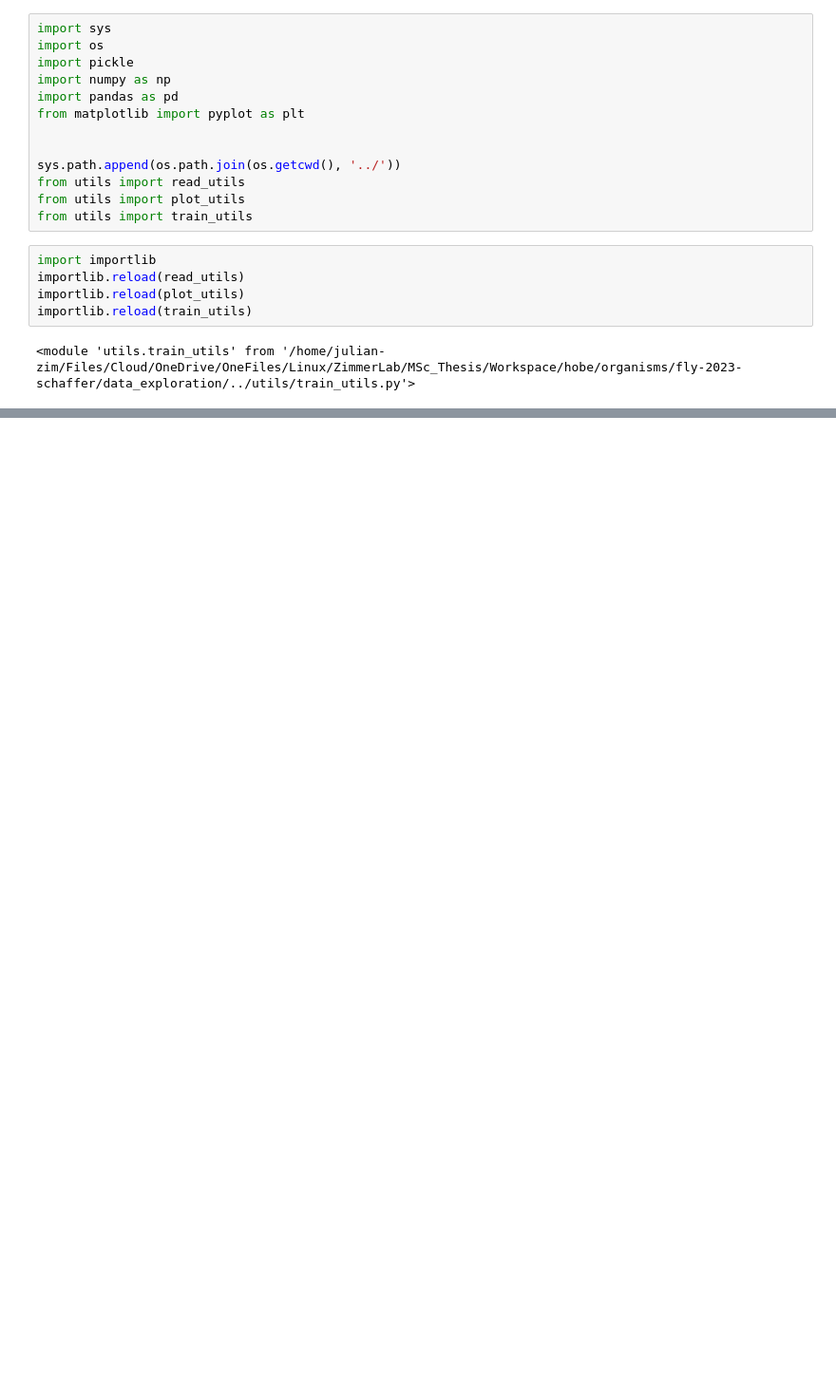
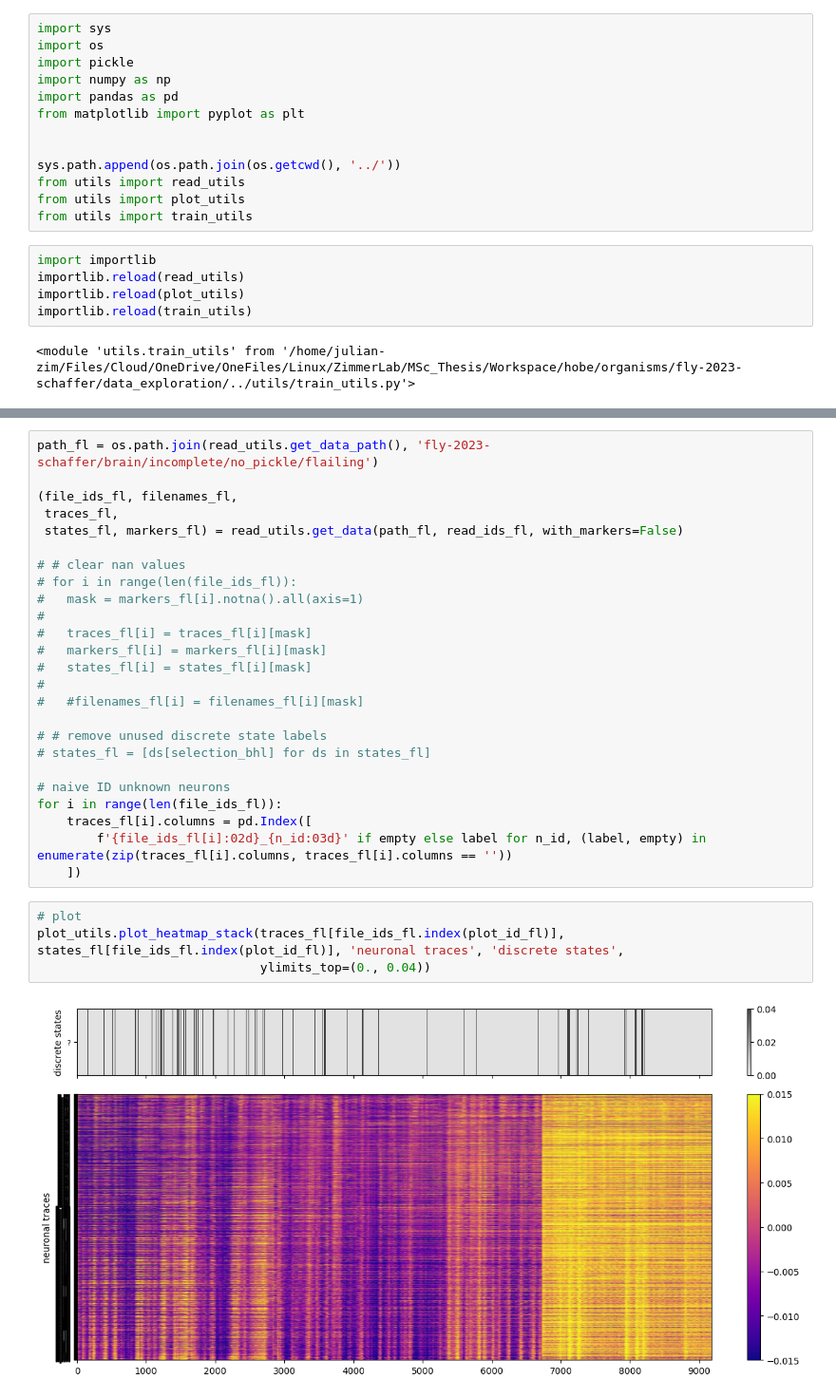
Before and after one commit to julian-zim/higama, a Jupyter notebook: organisms/fly-2023-schaffer/data_exploration/traces.ipynb, the cells around one changed output, grey strips where cells are left out. Shown at 95% size. Saved outputs shown, nothing was run; the diff lists cells and outputs as text; blank space fills up the shorter version.

```diff
--- a/organisms/fly-2023-schaffer/data_exploration/traces.ipynb
+++ b/organisms/fly-2023-schaffer/data_exploration/traces.ipynb
@@ -66,0 +69,31 @@ print(np.median(traces[file_ids.index(plot_id)].values, axis=0)[:5])
+# %%
+path_fl = os.path.join(read_utils.get_data_path(), 'fly-2023-schaffer/brain/incomplete/no_pickle/flailing')
+
+(file_ids_fl, filenames_fl,
+ traces_fl,
+ states_fl, markers_fl) = read_utils.get_data(path_fl, read_ids_fl, with_markers=False)
+
+# # clear nan values
+# for i in range(len(file_ids_fl)):
+# 	mask = markers_fl[i].notna().all(axis=1)
+#
+# 	traces_fl[i] = traces_fl[i][mask]
+# 	markers_fl[i] = markers_fl[i][mask]
+# 	states_fl[i] = states_fl[i][mask]
+#
+# 	#filenames_fl[i] = filenames_fl[i][mask]
+
+# # remove unused discrete state labels
+# states_fl = [ds[selection_bhl] for ds in states_fl]
+
+# naive ID unknown neurons
+for i in range(len(file_ids_fl)):
+	traces_fl[i].columns = pd.Index([
+		f'{file_ids_fl[i]:02d}_{n_id:03d}' if empty else label for n_id, (label, empty) in enumerate(zip(traces_fl[i].columns, traces_fl[i].columns == ''))
+	])
+# %%
+# plot
+plot_utils.plot_heatmap_stack(traces_fl[file_ids_fl.index(plot_id_fl)], states_fl[file_ids_fl.index(plot_id_fl)], 'neuronal traces', 'discrete states',
+							  ylimits_top=(0., 0.04))
+# %% [output]
+[figure, added]
```
Also changed, not shown: parts of 9 cells of this notebook, 18 other files.
